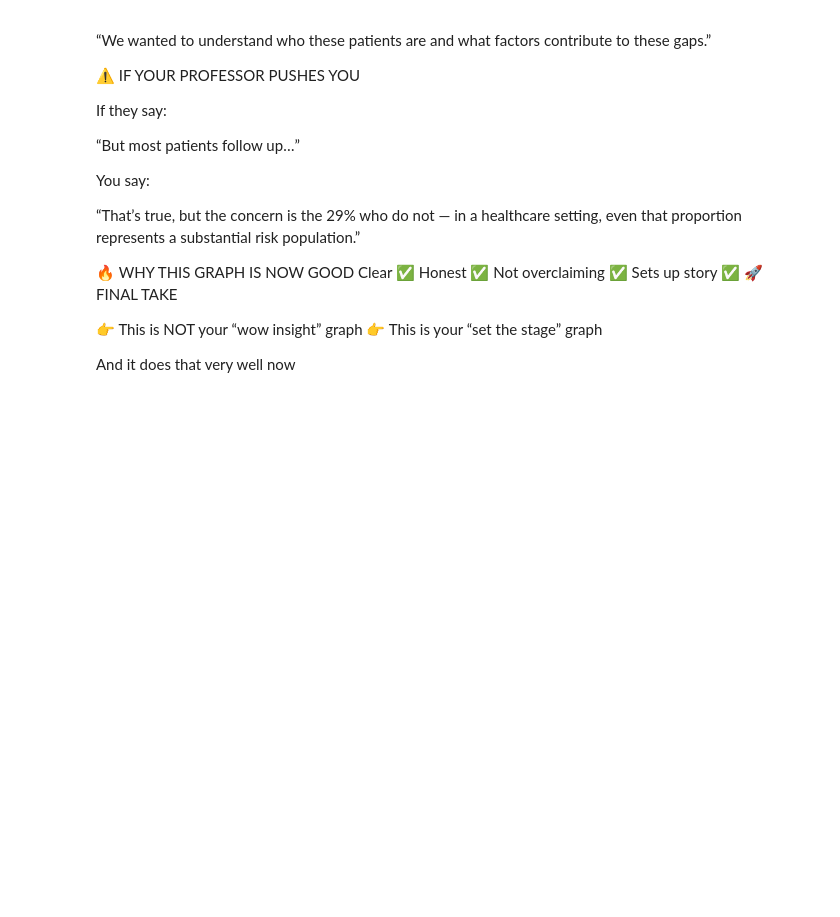
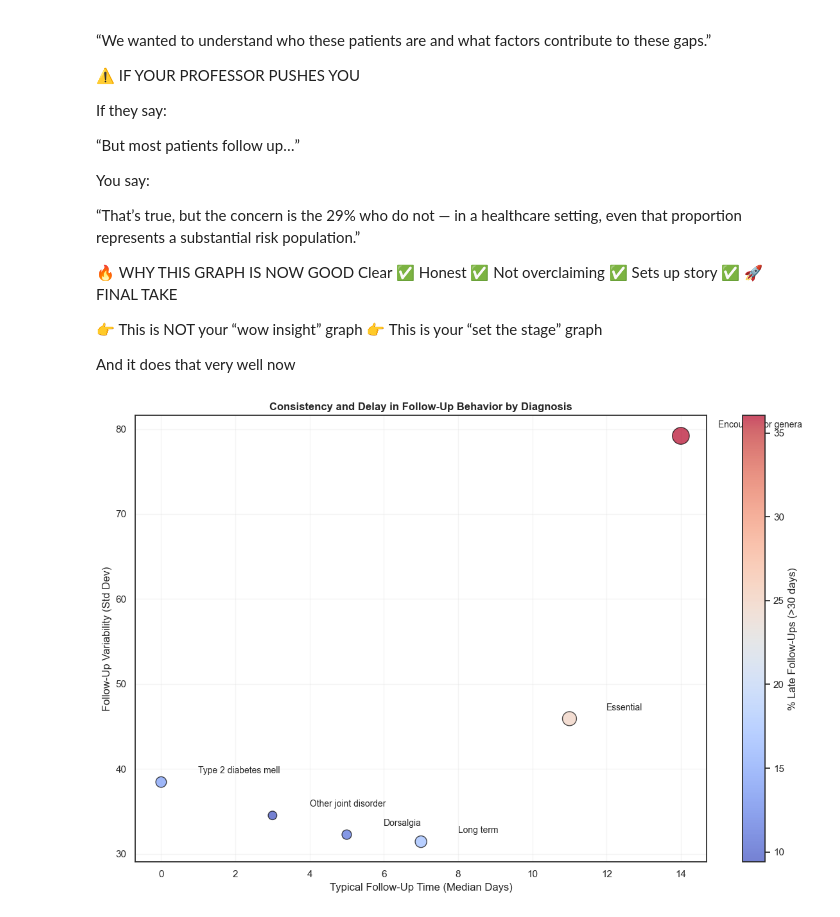
Before and after one commit to sampanackal45/DATAFEST26, a Jupyter notebook: datafestcode.ipynb, the cells around one changed output. Drawn from its saved outputs; the diff is of its cells as text; code cells hidden in the pictures; blank space fills up the shorter version.

```diff
--- a/datafestcode.ipynb
+++ b/datafestcode.ipynb
@@ -2122,3 +2122,79 @@ Sets up story ✅
 👉 This is your “set the stage” graph
 
 And it does that very well now
+# %%
+import pandas as pd
+import numpy as np
+import matplotlib.pyplot as plt
+import seaborn as sns
+
+# -----------------------------
+# STYLE
+# -----------------------------
+sns.set_theme(style="white")
+
+# -----------------------------
+# DATA PREP
+# -----------------------------
+df["Date"] = pd.to_datetime(df["Date"], errors="coerce")
+df = df.sort_values(by=["PatientDurableKey", "Date"])
+
+df["TimeGap"] = df.groupby("PatientDurableKey")["Date"].diff().dt.days
+
+df_clean = df.dropna(subset=["TimeGap", "GroupName"])
+
+# -----------------------------
+# FILTER TOP DIAGNOSES
+# -----------------------------
+top_diag = df_clean["GroupName"].value_counts().head(6).index
+df_clean = df_clean[df_clean["GroupName"].isin(top_diag)]
+
+# -----------------------------
+# AGGREGATE METRICS
+# -----------------------------
+summary = df_clean.groupby("GroupName").agg(
+    median_gap=("TimeGap", "median"),
+    variability=("TimeGap", "std"),
+    late_rate=("TimeGap", lambda x: (x > 30).mean() * 100),
+    count=("TimeGap", "count")
+).reset_index()
+
+# -----------------------------
+# PLOT
+# -----------------------------
+plt.figure(figsize=(12,8))
+
+scatter = plt.scatter(
+    summary["median_gap"],
+    summary["variability"],
+    s=summary["late_rate"] * 10,  # bubble size
+    c=summary["late_rate"],
+    cmap="coolwarm",
+    alpha=0.7,
+    edgecolor='black'
+)
+
+# labels
+for i, row in summary.iterrows():
+    plt.text(
+        row["median_gap"] + 1,
+        row["variability"] + 1,
+        row["GroupName"][:20],
+        fontsize=10
+    )
+
+# colorbar
+cbar = plt.colorbar(scatter)
+cbar.set_label("% Late Follow-Ups (>30 days)")
+
+# axes labels
+plt.xlabel("Typical Follow-Up Time (Median Days)")
+plt.ylabel("Follow-Up Variability (Std Dev)")
+
+plt.title("Consistency and Delay in Follow-Up Behavior by Diagnosis", weight="bold")
+
+plt.grid(alpha=0.2)
+plt.tight_layout()
+plt.show()
+# %% [output]
+[figure, added]
```
Also changed, not shown: parts of 7 cells of this notebook.
